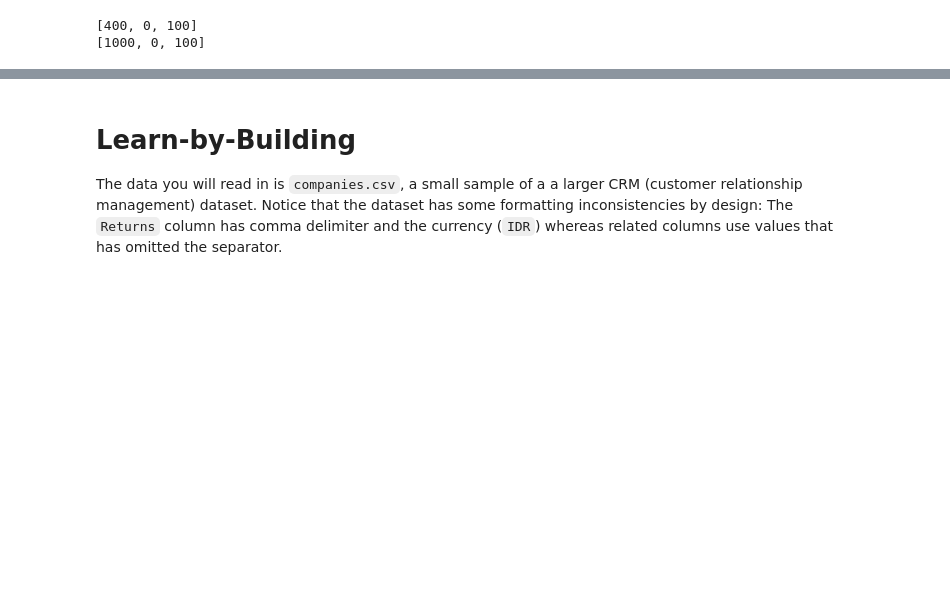
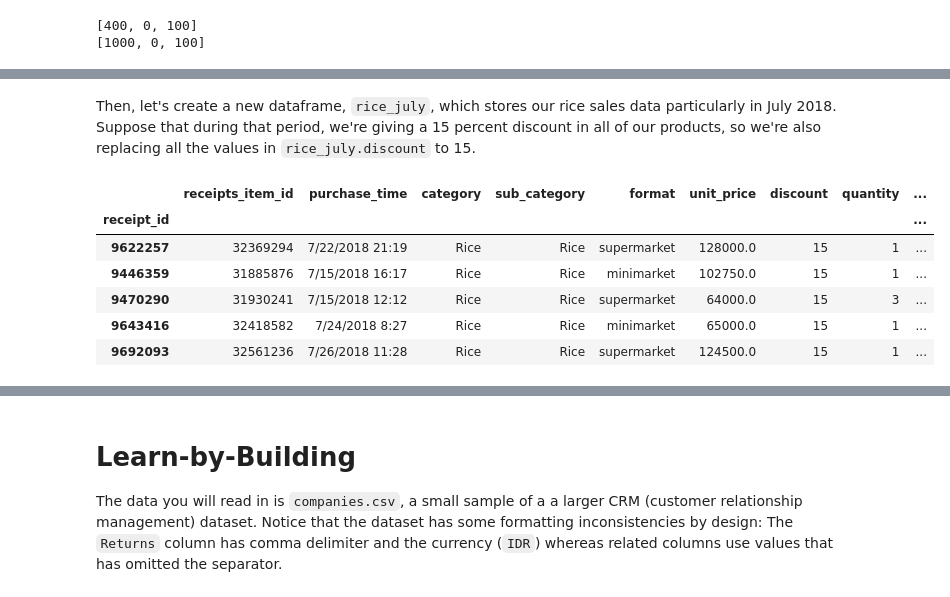
Before and after one commit to onlyphantom/dataanalysis, a Jupyter notebook: 1_Python_for_Data_Analysts.ipynb, the cells around one changed output, grey strips where cells are left out. Saved outputs shown, nothing was run; the diff lists cells and outputs as text; code cells hidden in the pictures; blank space fills up the shorter version.

```diff
--- a/1_Python_for_Data_Analysts.ipynb
+++ b/1_Python_for_Data_Analysts.ipynb
@@ -612,0 +711,5 @@ print(gas_production)
+# %%
+rice = pd.read_csv("data_input/rice.csv", index_col=1)
+rice = rice.drop('Unnamed: 0', axis=1)
+
+rice.head()
@@ -612,0 +724,14 @@ print(gas_production)
+# %% [markdown]
+Then, let's create a new dataframe, `rice_july`, which stores our rice sales data particularly in July 2018. Suppose that during that period, we're giving a 15 percent discount in all of our products, so we're also replacing all the values in `rice_july.discount` to 15.
+# %%
+rice_july = rice
+rice_july['discount'] = 15
+rice_july.head()
+# %% [output]
+|  | receipts_item_id | purchase_time | category | sub_category | format | unit_price | discount | quantity | ... |
+| receipt_id |  |  |  |  |  |  |  |  | ... |
+| 9622257 | 32369294 | 7/22/2018 21:19 | Rice | Rice | supermarket | 128000.0 | 15 | 1 | ... |
+| 9446359 | 31885876 | 7/15/2018 16:17 | Rice | Rice | minimarket | 102750.0 | 15 | 1 | ... |
+| 9470290 | 31930241 | 7/15/2018 12:12 | Rice | Rice | supermarket | 64000.0 | 15 | 3 | ... |
+| 9643416 | 32418582 | 7/24/2018 8:27 | Rice | Rice | minimarket | 65000.0 | 15 | 1 | ... |
+| 9692093 | 32561236 | 7/26/2018 11:28 | Rice | Rice | supermarket | 124500.0 | 15 | 1 | ... |
```
Also changed, not shown: parts of 39 cells of this notebook.
